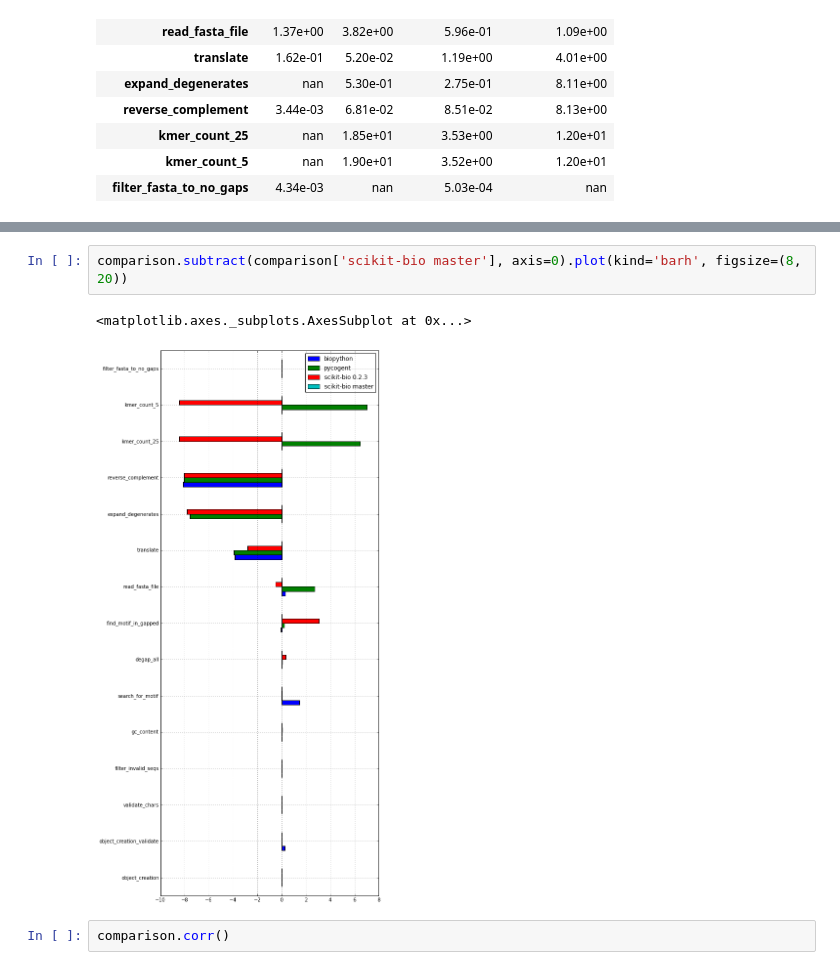
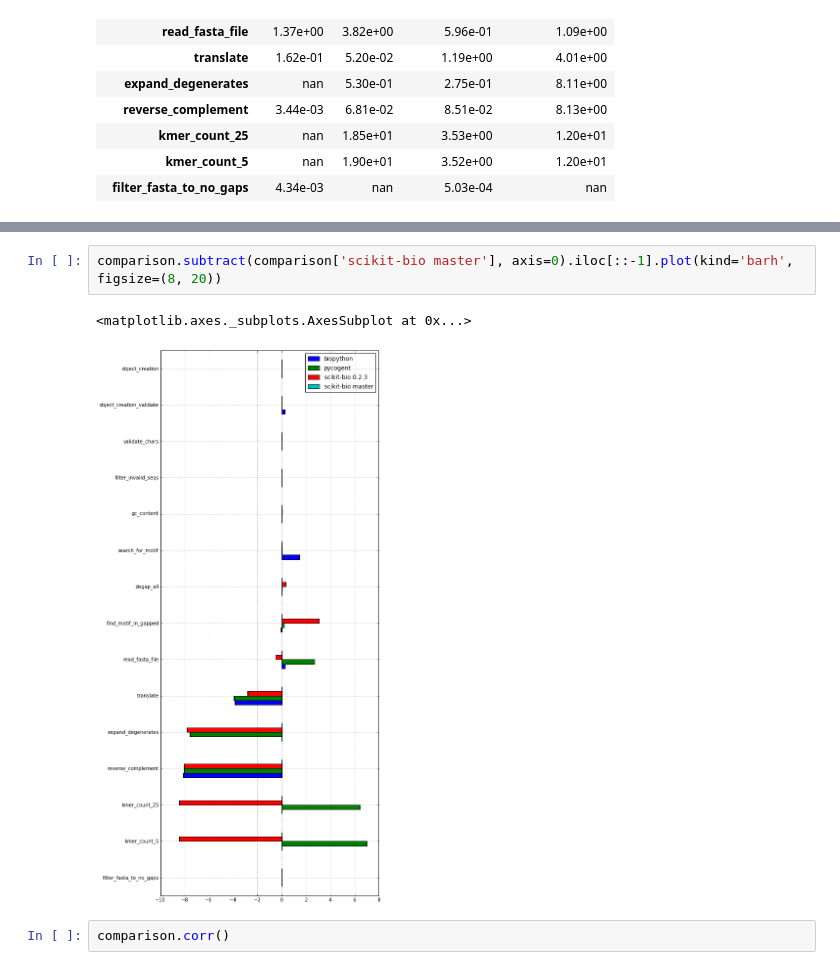
Before and after one commit to biocore/sequence-benchmarks, a Jupyter notebook: benchmarks/index.ipynb, the cells around one changed output, grey strips where cells are left out. Cells and saved outputs as stored; diff of their text form.

```diff
--- a/benchmarks/index.ipynb
+++ b/benchmarks/index.ipynb
@@ -37,8 +36,8 @@ comparison.plot(kind='barh', logx=True, figsize=(8, 20))
 # %%
-comparison.subtract(comparison['scikit-bio master'], axis=0).plot(kind='barh', figsize=(8, 20))
+comparison.subtract(comparison['scikit-bio master'], axis=0).iloc[::-1].plot(kind='barh', figsize=(8, 20))
 # %% [output]
 <matplotlib.axes._subplots.AxesSubplot at 0x...>
-[figure, old version]
+[figure, new version]
 # %%
 comparison.corr()
 # %% [output]
```
Also changed, not shown: parts of 1 cell of this notebook.
